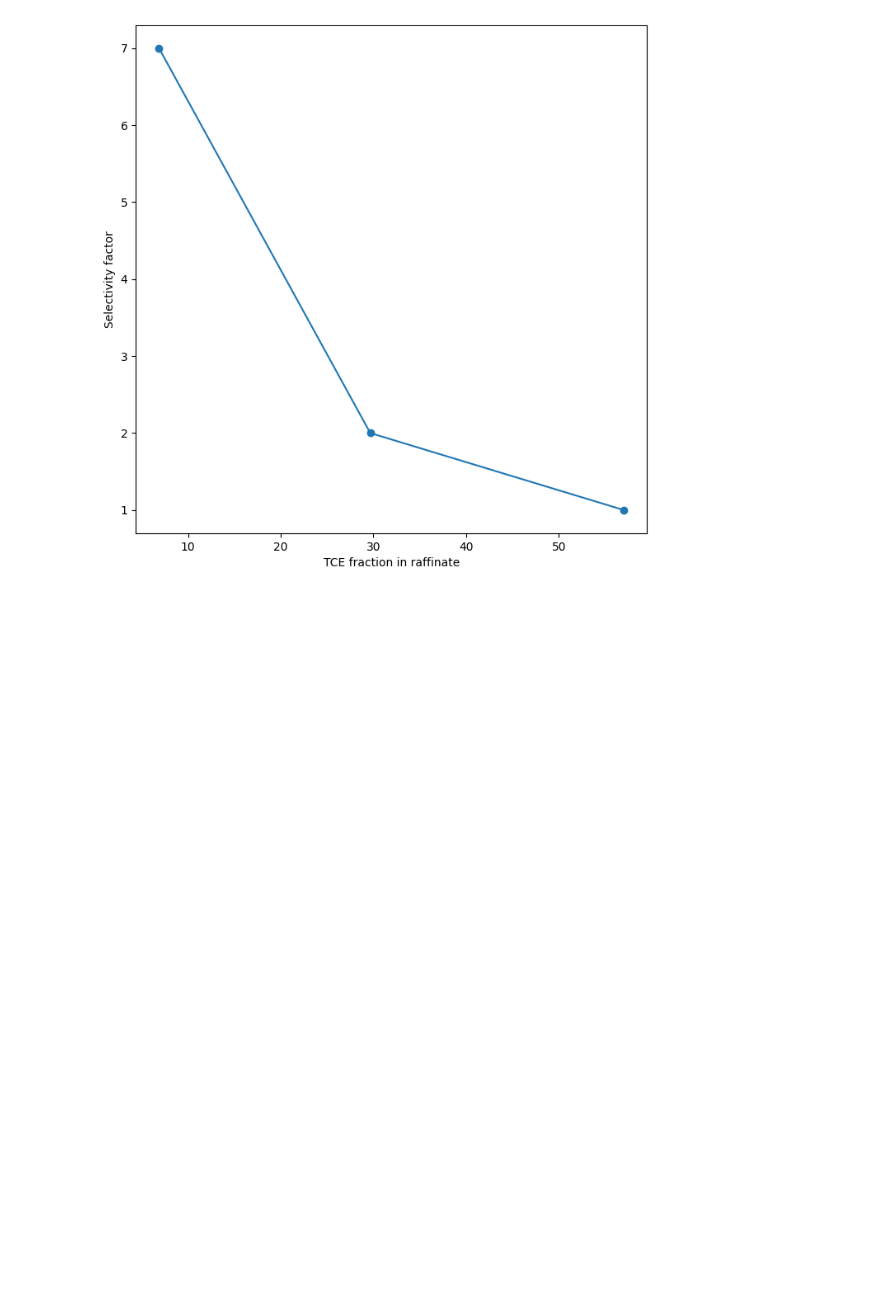
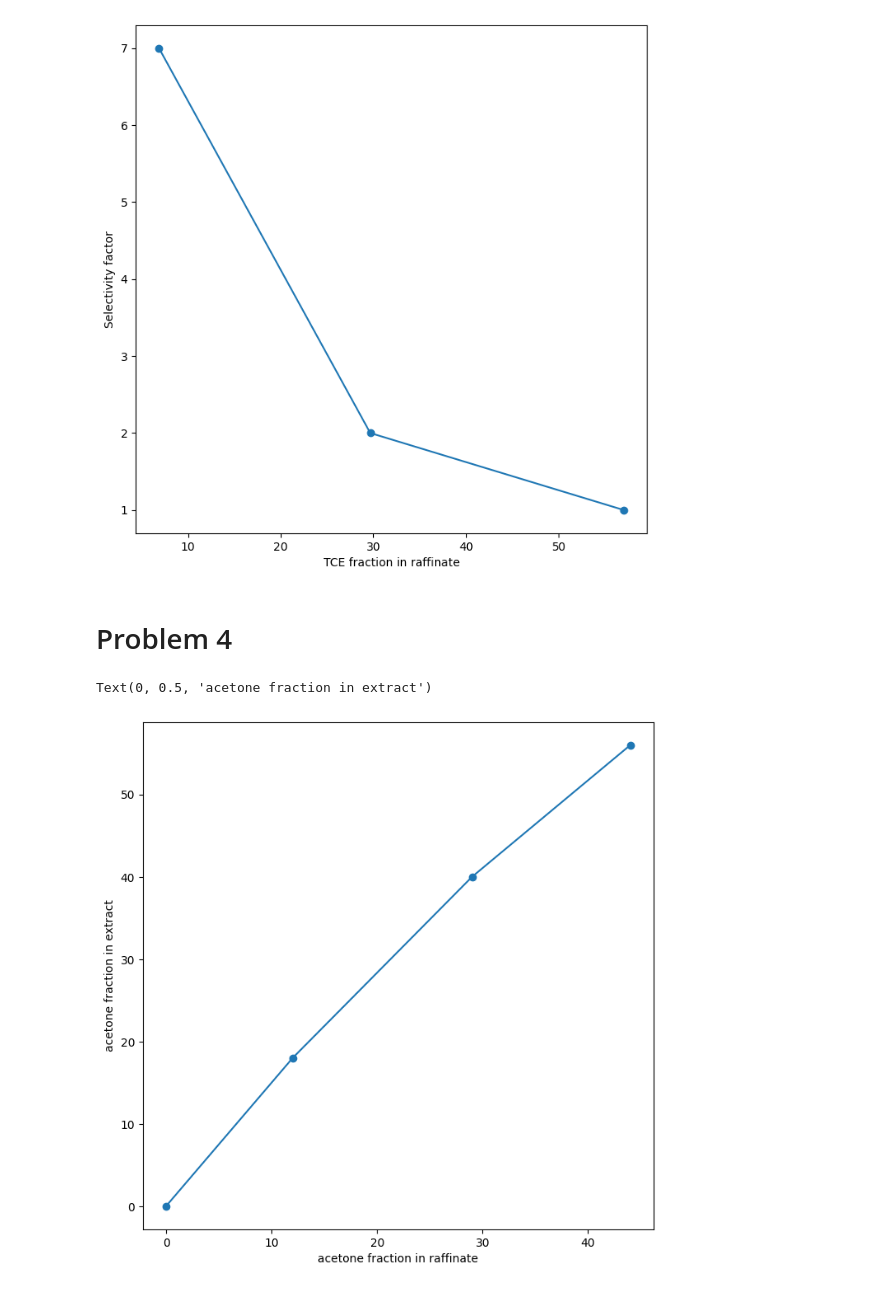
Before and after one commit to rahilisashaik/cbe_150b, a Jupyter notebook: hw10.ipynb, the cells around one changed output. Cells and saved outputs as stored; diff of their text form; code cells hidden in the pictures; blank space fills up the shorter version.

Commit message:
q4 with raffinate extract 2d plot

```diff
--- a/hw10.ipynb
+++ b/hw10.ipynb
@@ -132,3 +132,18 @@ plt.ylabel("Selectivity factor")
 # %% [output]
 Text(0, 0.5, 'Selectivity factor')
 [figure]
+# %% [markdown]
+# Problem 4
+# %%
+tie_lines = {
+    "extract": [56, 40, 18, 0],
+    "raffinate": [44, 29, 12, 0]
+}
+
+plt.figure(figsize=(8,8))
+plt.plot(tie_lines["raffinate"], tie_lines["extract"], marker='o')
+plt.xlabel("acetone fraction in raffinate")
+plt.ylabel("acetone fraction in extract")
+# %% [output]
+Text(0, 0.5, 'acetone fraction in extract')
+[figure, added]
```
Also changed, not shown: parts of 1 cell of this notebook.
